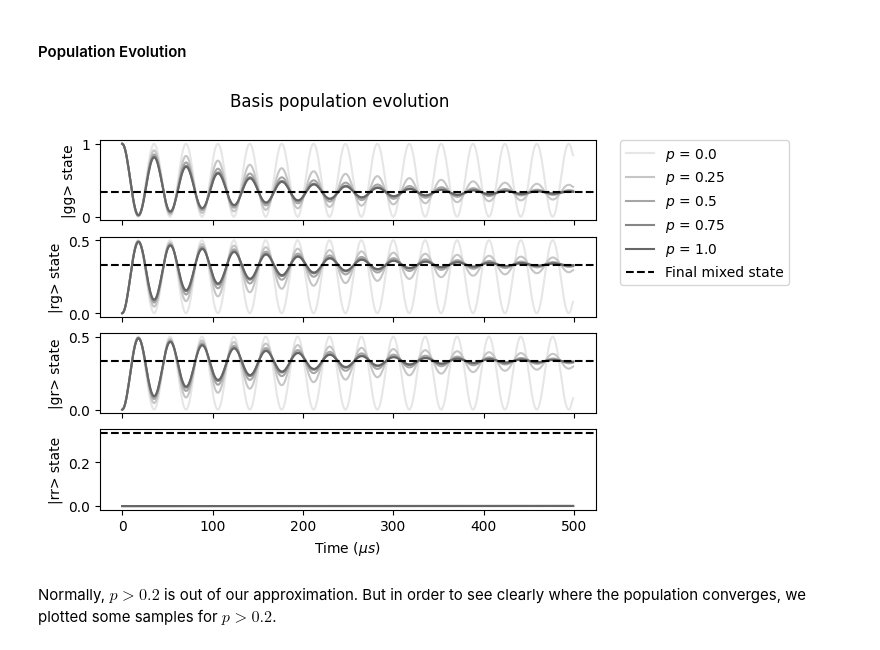
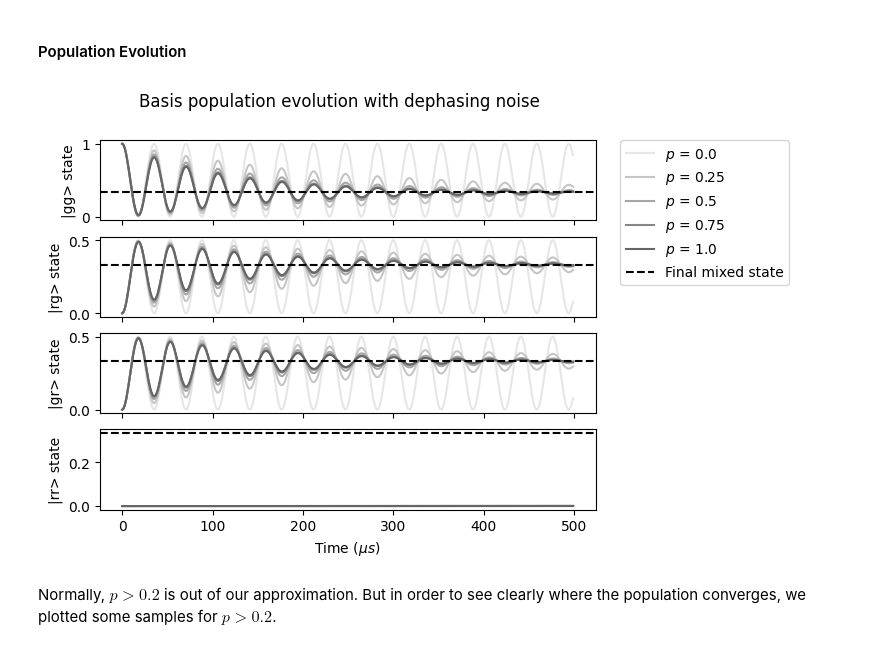
Before and after one commit to pasqal-io/Pulser, a Jupyter notebook: tutorials/advanced_features/Simulating with effective noise channels.ipynb, the cells around one changed output. Drawn from its saved outputs; the diff is of its cells as text; code cells hidden in the pictures.

```diff
--- a/tutorials/advanced_features/Simulating with effective noise channels.ipynb
+++ b/tutorials/advanced_features/Simulating with effective noise channels.ipynb
@@ -561,36 +561,36 @@ basis = {
     "rr": qutip.tensor(r_state, r_state),
 }
 fig, axs = plt.subplots(4)
-fig.suptitle("Basis population evolution")
+fig.suptitle("Basis population evolution with dephasing noise")
 axs.flat[0].set(xlabel=r"Time ($\mu s$)", ylabel="|gg> state")
 axs.flat[1].set(xlabel=r"Time ($\mu s$)", ylabel="|rg> state")
 axs.flat[2].set(xlabel=r"Time ($\mu s$)", ylabel="|gr> state")
 axs.flat[3].set(xlabel=r"Time ($\mu s$)", ylabel="|rr> state")
 
 # Hide x labels and tick labels for top plots and y ticks for right plots.
 for ax in axs.flat:
     ax.label_outer()
 
 plot_basis_population(
     basis["gg"],
     dephasing_results,
     noise_probabilities,
     None,
     axs[0],
     1 / 3,
     True,
 )
 plot_basis_population(
     basis["rg"], dephasing_results, noise_probabilities, None, axs[1], 1 / 3
 )
 plot_basis_population(
     basis["gr"], dephasing_results, noise_probabilities, None, axs[2], 1 / 3
 )
 plot_basis_population(
     basis["rr"], dephasing_results, noise_probabilities, None, axs[3], 1 / 3
 )
 # %% [output]
-[figure, old version]
+[figure, new version]
 # %% [markdown]
 Normally, $p>0.2$ is out of our approximation. But in order to see clearly where the population converges, we plotted some samples for $p>0.2$.
 # %% [markdown]
```
Also changed, not shown: parts of 4 cells of this notebook.
